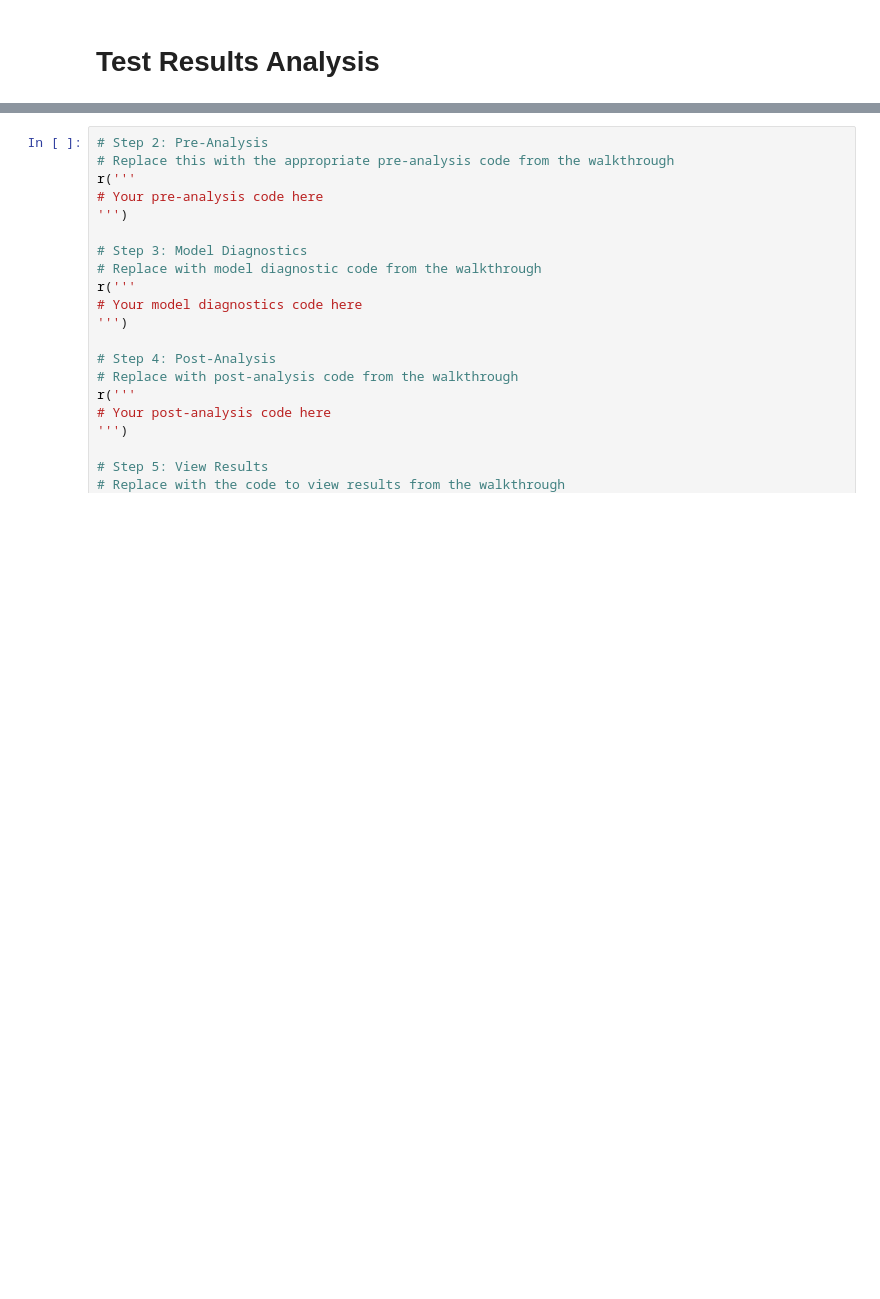
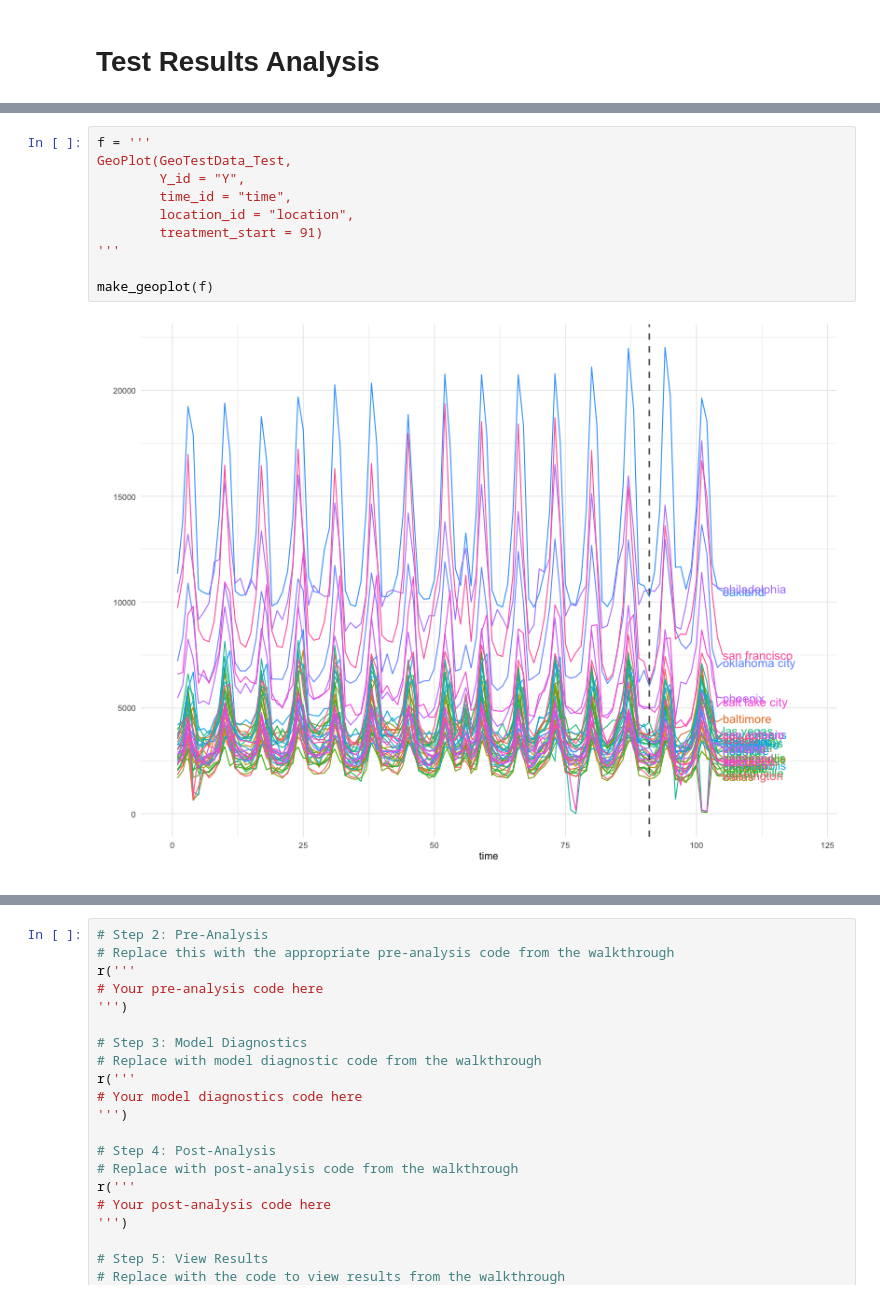
Before and after one commit to ryanlrappa/geo-testing, a Jupyter notebook: rr-0.0-geo-testing-dev.ipynb, the cells around one changed output, grey strips where cells are left out. Saved outputs shown, nothing was run; the diff lists cells and outputs as text; blank space fills up the shorter version.

```diff
--- a/rr-0.0-geo-testing-dev.ipynb
+++ b/rr-0.0-geo-testing-dev.ipynb
@@ -334,0 +410,12 @@ R[write to console]: Calculating Power for the following treatment group: chicag
+# %%
+f = '''
+GeoPlot(GeoTestData_Test,
+        Y_id = "Y",
+        time_id = "time",
+        location_id = "location",
+        treatment_start = 91)
+'''
+
+make_geoplot(f)
+# %% [output]
+[figure, added]
```
Also changed, not shown: parts of 13 cells of this notebook.
